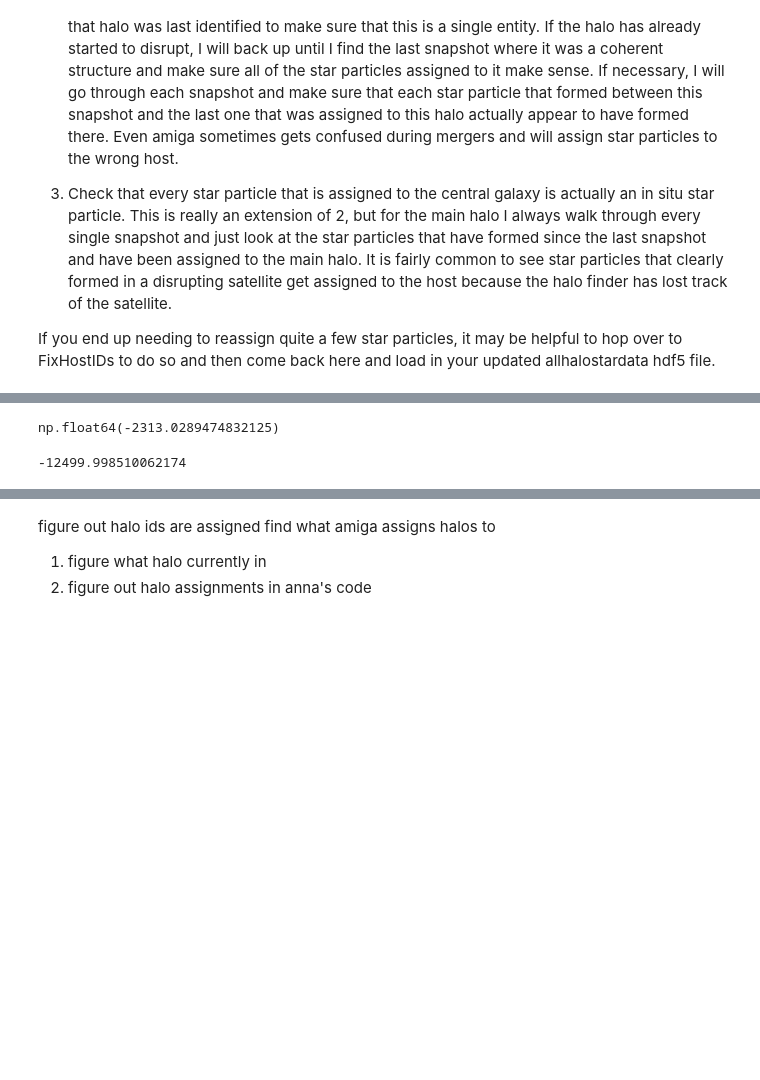
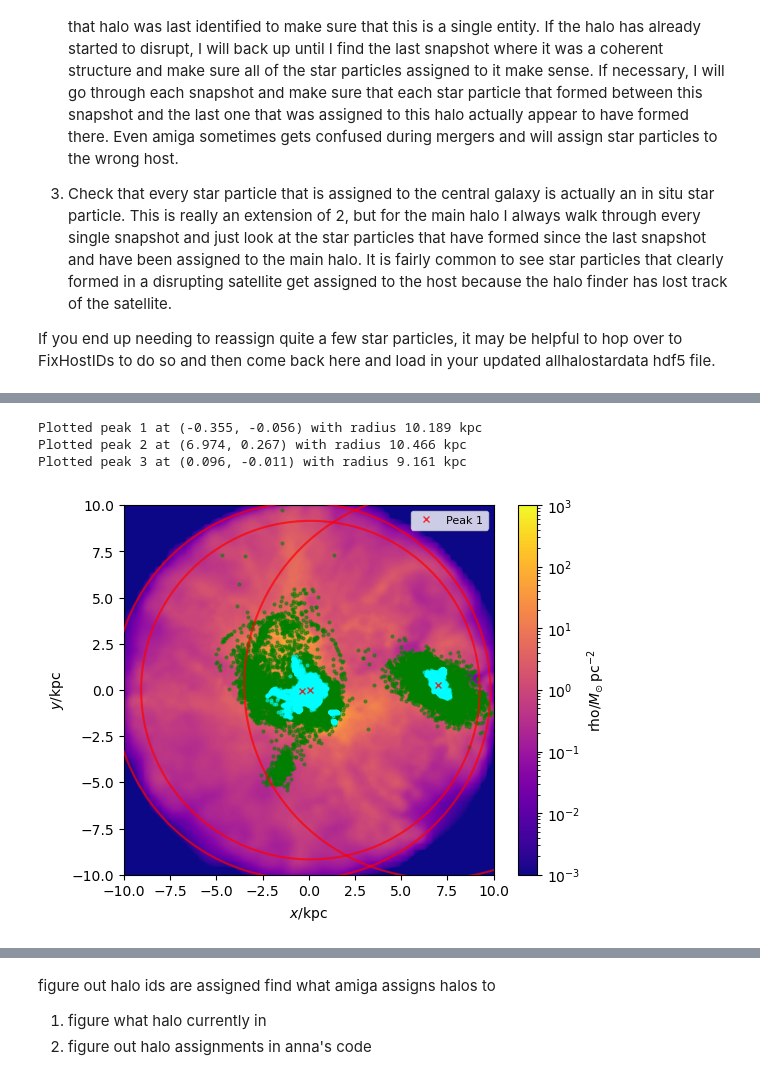
Before and after one commit to CharlotteRuth/startrace, a Jupyter notebook: AnnaWright_startrace/RomZoomSHAnalysisScripts/TrackDownStars_rz.ipynb, the cells around one changed output, grey strips where cells are left out. Saved outputs shown, nothing was run; the diff lists cells and outputs as text; code cells hidden in the pictures; blank space fills up the shorter version.

```diff
--- a/AnnaWright_startrace/RomZoomSHAnalysisScripts/TrackDownStars_rz.ipynb
+++ b/AnnaWright_startrace/RomZoomSHAnalysisScripts/TrackDownStars_rz.ipynb
@@ -571,10 +847,0 @@ Peak positions and corresponding y-centers:
-# %%
-ids = np.where((s.s['x'][relstars]<final_x[0]+200) & (s.s['x'][relstars]>final_x[0]-200))
-final_y = np.mean(s.s['y'][relstars][ids])
-final_y
-# %% [output]
-np.float64(-2313.0289474832125)
-# %%
-print(np.min(s['x']))
-# %% [output]
--12499.998510062174
@@ -582,0 +848,46 @@ SimArray(peak_data[0],units='kpc')
+# %%
+sp = s[pynbody.filt.Sphere(SimArray([rad], "kpc"), roughcen)].load_copy()
+sp.physical_units()
+sp['pos'] -= roughcen
+rel2 = np.isin(sp.s['iord'], pids)
+rel_tlim = np.isin(sp.s['iord'], pids_tlim)
+
+# By default, will project down the x axis
+pynbody.plot.sph.image(
+    sp.g, qty="rho", units="Msol pc**-2", width=rad*2,
+    vmin=10**-3, vmax=10**3, cmap="plasma"
+)
+#fig, ax = plt.subplots(figsize=(10, 10))
+
+plt.plot(
+        sp.s['pos'][:, 0], sp.s['pos'][:, 1],
+        markersize=1.0, color='grey', marker='o', alpha=0.1, linestyle='none')
+plt.plot(
+    sp.s['pos'][rel2][:, 0], sp.s['pos'][rel2][:, 1],
+    markersize=2.0, color='green', marker='o', alpha=0.5, linestyle='none')
+if np.sum(rel_tlim) > 0:
+    plt.plot(
+        sp.s['pos'][rel_tlim][:, 0], sp.s['pos'][rel_tlim][:, 1],
+        markersize=2.0, color='cyan', marker='o', alpha=0.5, linestyle='none')
+for i, (x_peak, y_peak, z_peak, peak_rad) in enumerate(zip(final_x, final_y, final_z, peak_radius)):
+    plt.plot(
+        x_peak-roughcen[0], y_peak-roughcen[1],
+        markersize=5.0, color='red', marker='x', alpha=0.8, linestyle='none',
+        label=f'Peak {i+1}' if i == 0 else None
+    )
+    circle = plt.Circle(
+        (x_peak-roughcen[0], y_peak-roughcen[1]), peak_rad,
+        edgecolor='red', facecolor='none', lw=1.5, alpha=0.7, zorder=10
+    )
+    plt.gca().add_patch(circle)
+    print(f"Plotted peak {i+1} at ({x_peak-roughcen[0]:.3f}, {y_peak-roughcen[1]:.3f}) with radius {peak_rad:.3f} kpc")
+
+plt.xlim(-rad, rad)
+plt.ylim(-rad, rad)
+plt.legend(loc='upper right', fontsize=8)
+plt.show()
+# %% [output]
+Plotted peak 1 at (-0.355, -0.056) with radius 10.189 kpc
+Plotted peak 2 at (6.974, 0.267) with radius 10.466 kpc
+Plotted peak 3 at (0.096, -0.011) with radius 9.161 kpc
+[figure, added]
```
Also changed, not shown: parts of 59 cells of this notebook, 8 other files.
